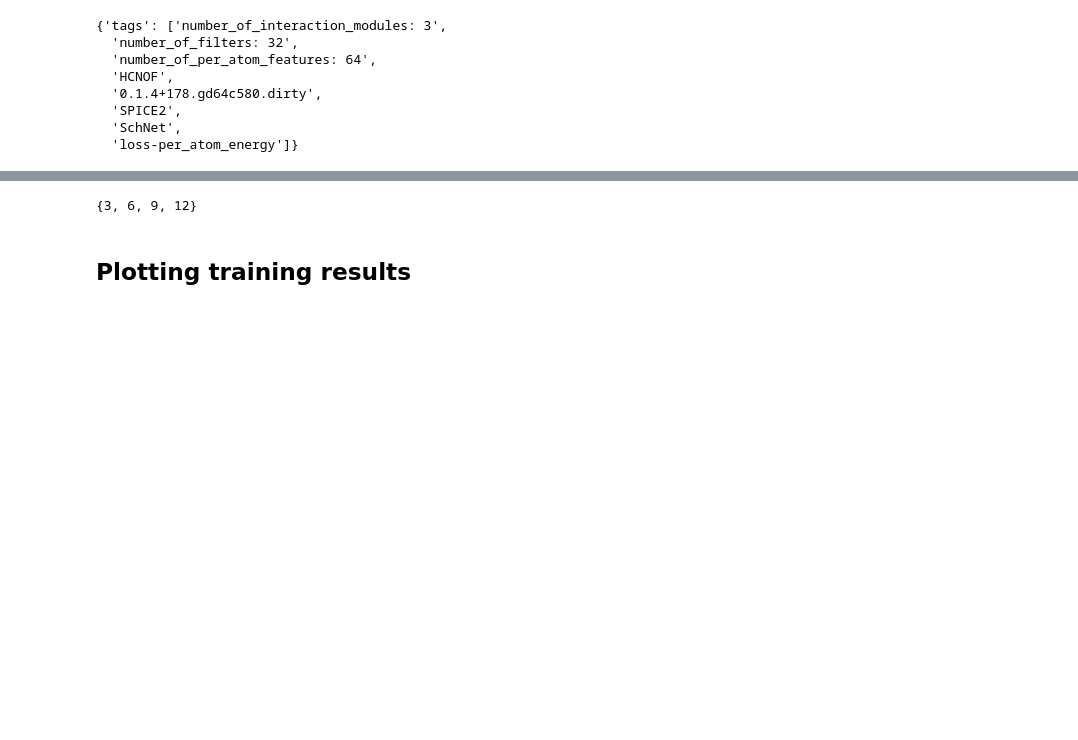
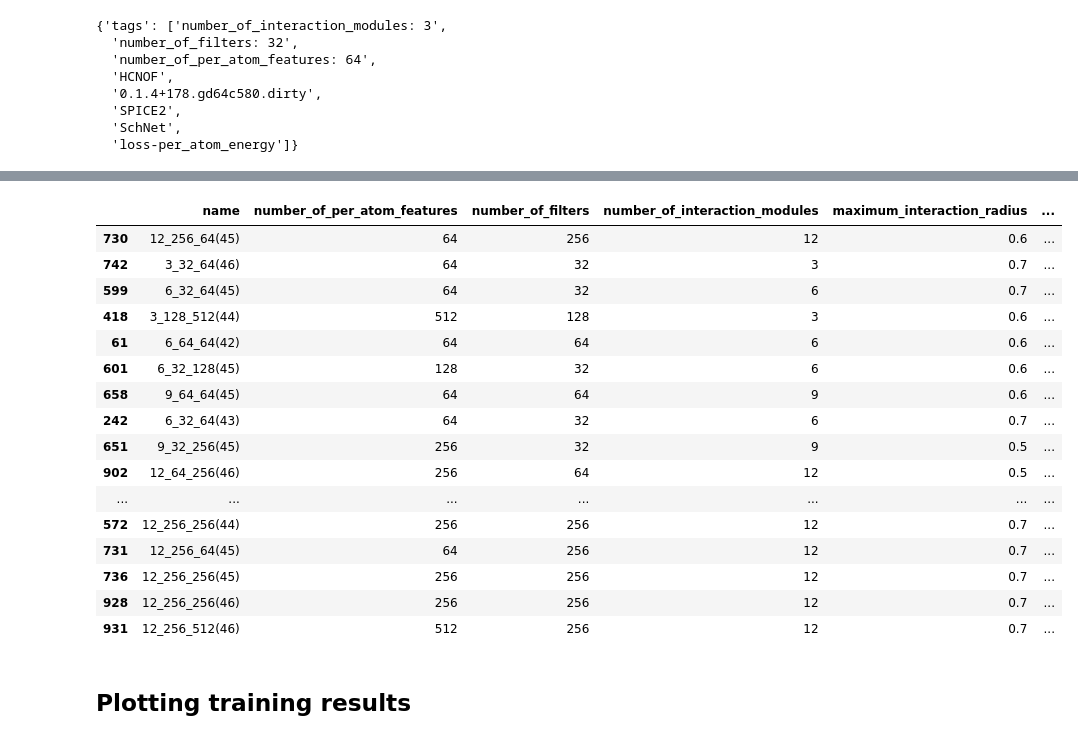
Before and after one commit to MarshallYan/modelforge-experiments, a Jupyter notebook: analysis/schnet_spice2.ipynb, the cells around one changed output, grey strips where cells are left out. Cells and saved outputs as stored; diff of their text form; code cells hidden in the pictures; blank space fills up the shorter version.

```diff
--- a/analysis/schnet_spice2.ipynb
+++ b/analysis/schnet_spice2.ipynb
@@ -141,7 +132,23 @@ exp_results_df.sort_values(by="test/per_system_energy/mae").head(50)
-# %%
-set(exp_results_df["number_of_interaction_modules"])
-# %% [output]
-{3, 6, 9, 12}
+# %%
+exp_results_df.sort_values(by="test/per_system_energy/mae").tail(50)
+# %% [output]
+|  | name | number_of_per_atom_features | number_of_filters | number_of_interaction_modules | maximum_interaction_radius | ... |
+| 730 | 12_256_64(45) | 64 | 256 | 12 | 0.6 | ... |
+| 742 | 3_32_64(46) | 64 | 32 | 3 | 0.7 | ... |
+| 599 | 6_32_64(45) | 64 | 32 | 6 | 0.7 | ... |
+| 418 | 3_128_512(44) | 512 | 128 | 3 | 0.6 | ... |
+| 61 | 6_64_64(42) | 64 | 64 | 6 | 0.6 | ... |
+| 601 | 6_32_128(45) | 128 | 32 | 6 | 0.6 | ... |
+| 658 | 9_64_64(45) | 64 | 64 | 9 | 0.6 | ... |
+| 242 | 6_32_64(43) | 64 | 32 | 6 | 0.7 | ... |
+| 651 | 9_32_256(45) | 256 | 32 | 9 | 0.5 | ... |
+| 902 | 12_64_256(46) | 256 | 64 | 12 | 0.5 | ... |
+| ... | ... | ... | ... | ... | ... | ... |
+| 572 | 12_256_256(44) | 256 | 256 | 12 | 0.7 | ... |
+| 731 | 12_256_64(45) | 64 | 256 | 12 | 0.7 | ... |
+| 736 | 12_256_256(45) | 256 | 256 | 12 | 0.7 | ... |
+| 928 | 12_256_256(46) | 256 | 256 | 12 | 0.7 | ... |
+| 931 | 12_256_512(46) | 512 | 256 | 12 | 0.7 | ... |
 # %% [markdown]
 ## Plotting training results
 # %%
```
Also changed, not shown: parts of 7 cells of this notebook, 8 other files.
